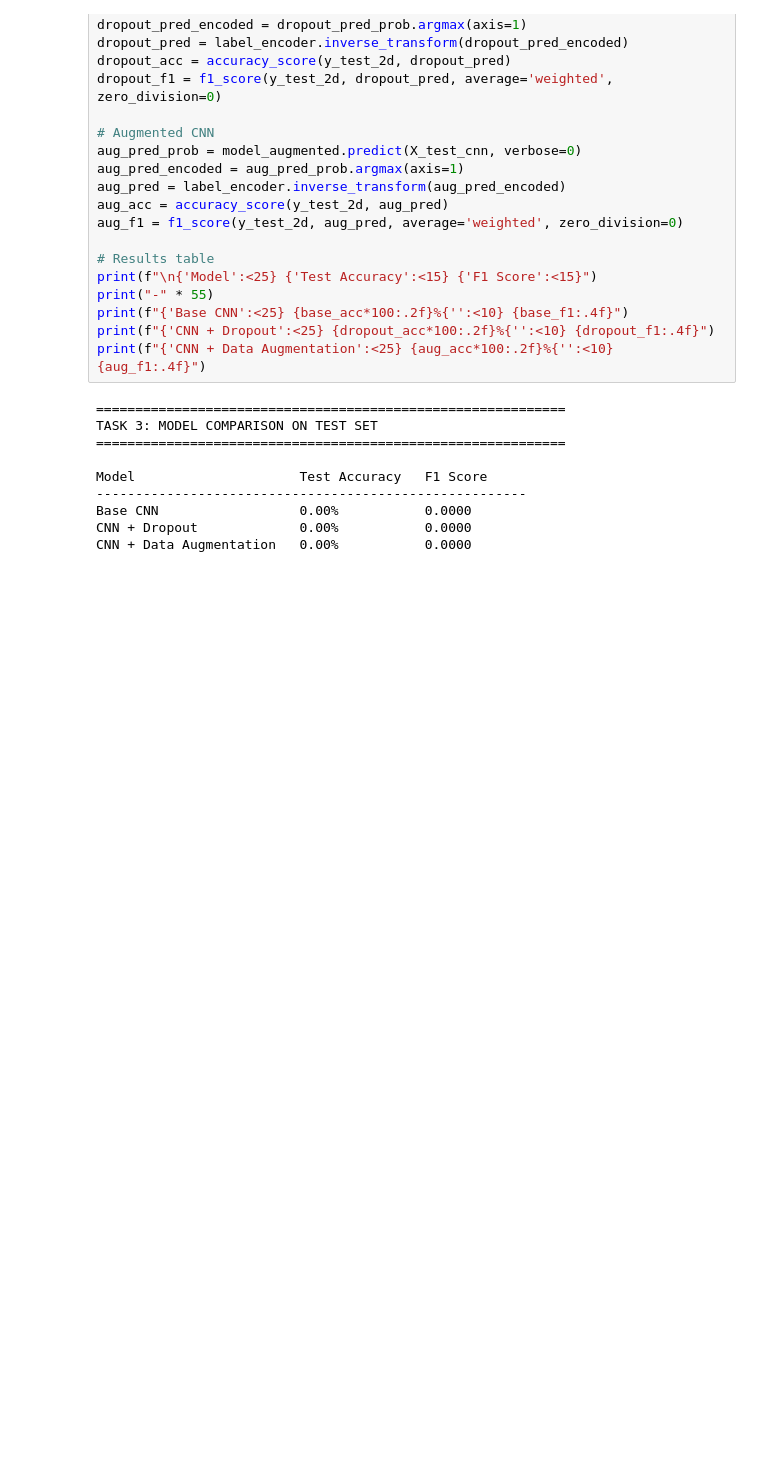
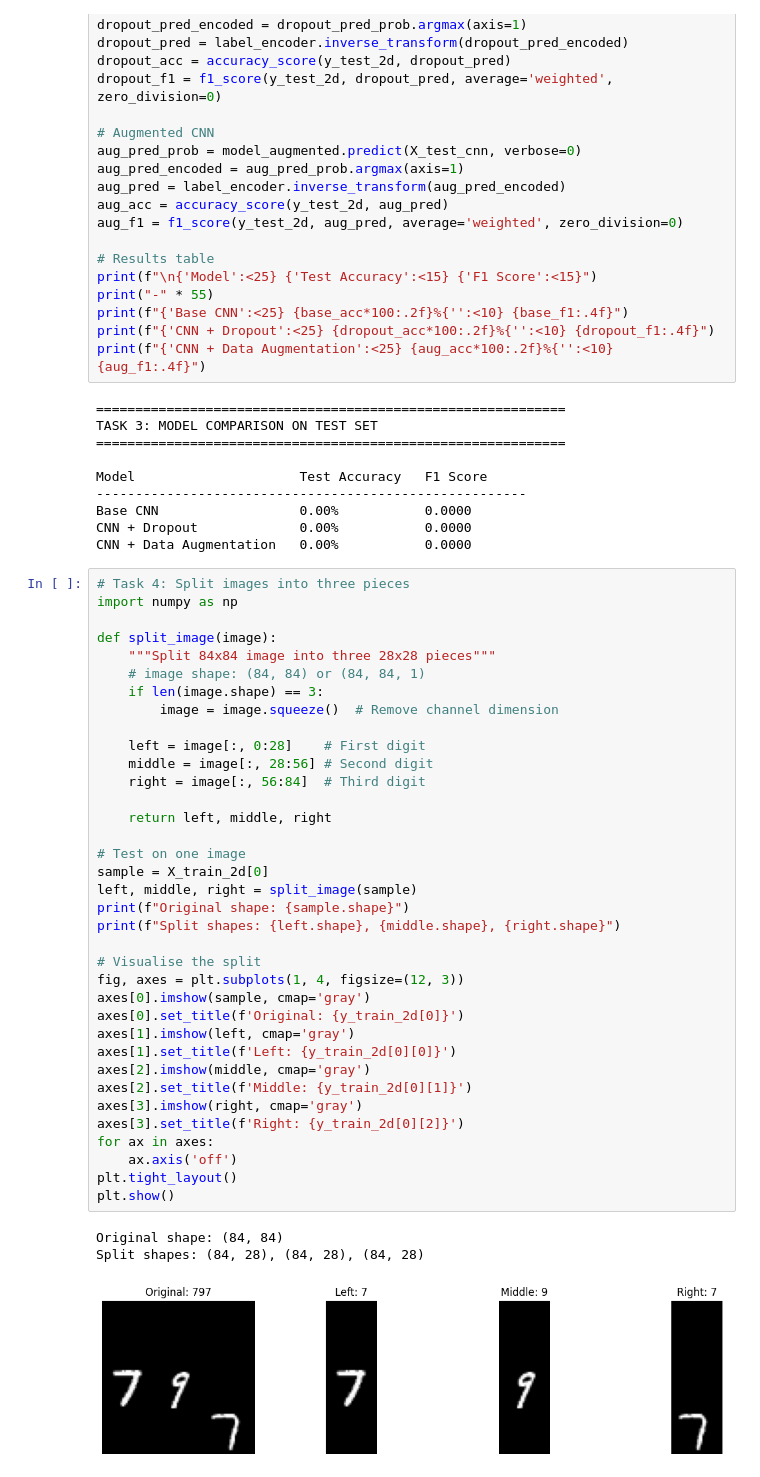
Before and after one commit to Musyoka7/Machine-Learning-Course-work-, a Jupyter notebook: notebooks/Code.ipynb, the cells around one changed output. Saved outputs shown, nothing was run; the diff lists cells and outputs as text; blank space fills up the shorter version.

Commit message:
Splitting image code

```diff
--- a/notebooks/Code.ipynb
+++ b/notebooks/Code.ipynb
@@ -893,3 +893,43 @@ Model                     Test Accuracy   F1 Score
 Base CNN                  0.00%           0.0000
 CNN + Dropout             0.00%           0.0000
 CNN + Data Augmentation   0.00%           0.0000
+# %%
+# Task 4: Split images into three pieces
+import numpy as np
+
+def split_image(image):
+    """Split 84x84 image into three 28x28 pieces"""
+    # image shape: (84, 84) or (84, 84, 1)
+    if len(image.shape) == 3:
+        image = image.squeeze()  # Remove channel dimension
+
+    left = image[:, 0:28]    # First digit
+    middle = image[:, 28:56] # Second digit
+    right = image[:, 56:84]  # Third digit
+
+    return left, middle, right
+
+# Test on one image
+sample = X_train_2d[0]
+left, middle, right = split_image(sample)
+print(f"Original shape: {sample.shape}")
+print(f"Split shapes: {left.shape}, {middle.shape}, {right.shape}")
+
+# Visualise the split
+fig, axes = plt.subplots(1, 4, figsize=(12, 3))
+axes[0].imshow(sample, cmap='gray')
+axes[0].set_title(f'Original: {y_train_2d[0]}')
+axes[1].imshow(left, cmap='gray')
+axes[1].set_title(f'Left: {y_train_2d[0][0]}')
+axes[2].imshow(middle, cmap='gray')
+axes[2].set_title(f'Middle: {y_train_2d[0][1]}')
+axes[3].imshow(right, cmap='gray')
+axes[3].set_title(f'Right: {y_train_2d[0][2]}')
+for ax in axes:
+    ax.axis('off')
+plt.tight_layout()
+plt.show()
+# %% [output]
+Original shape: (84, 84)
+Split shapes: (84, 28), (84, 28), (84, 28)
+[figure, added]
```
